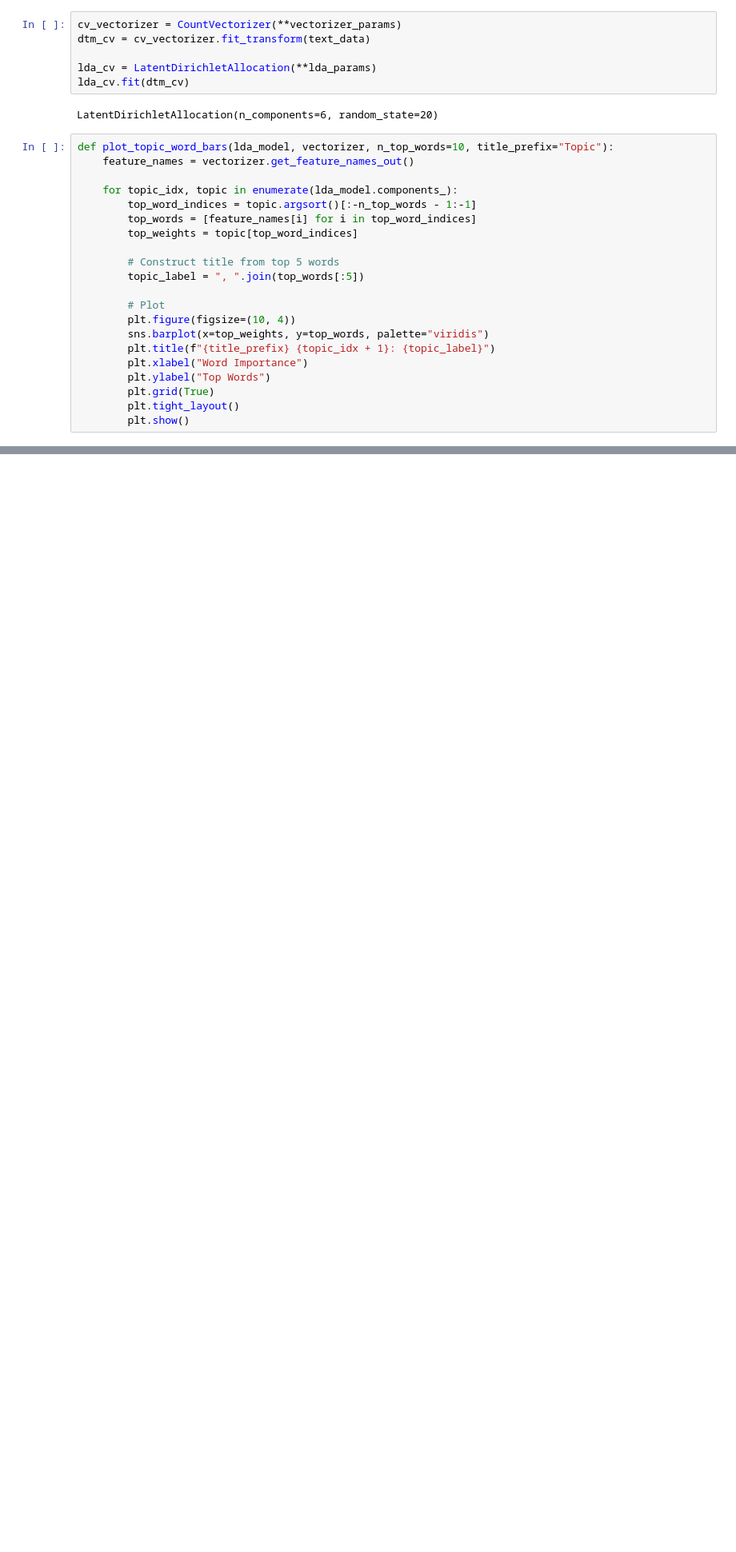
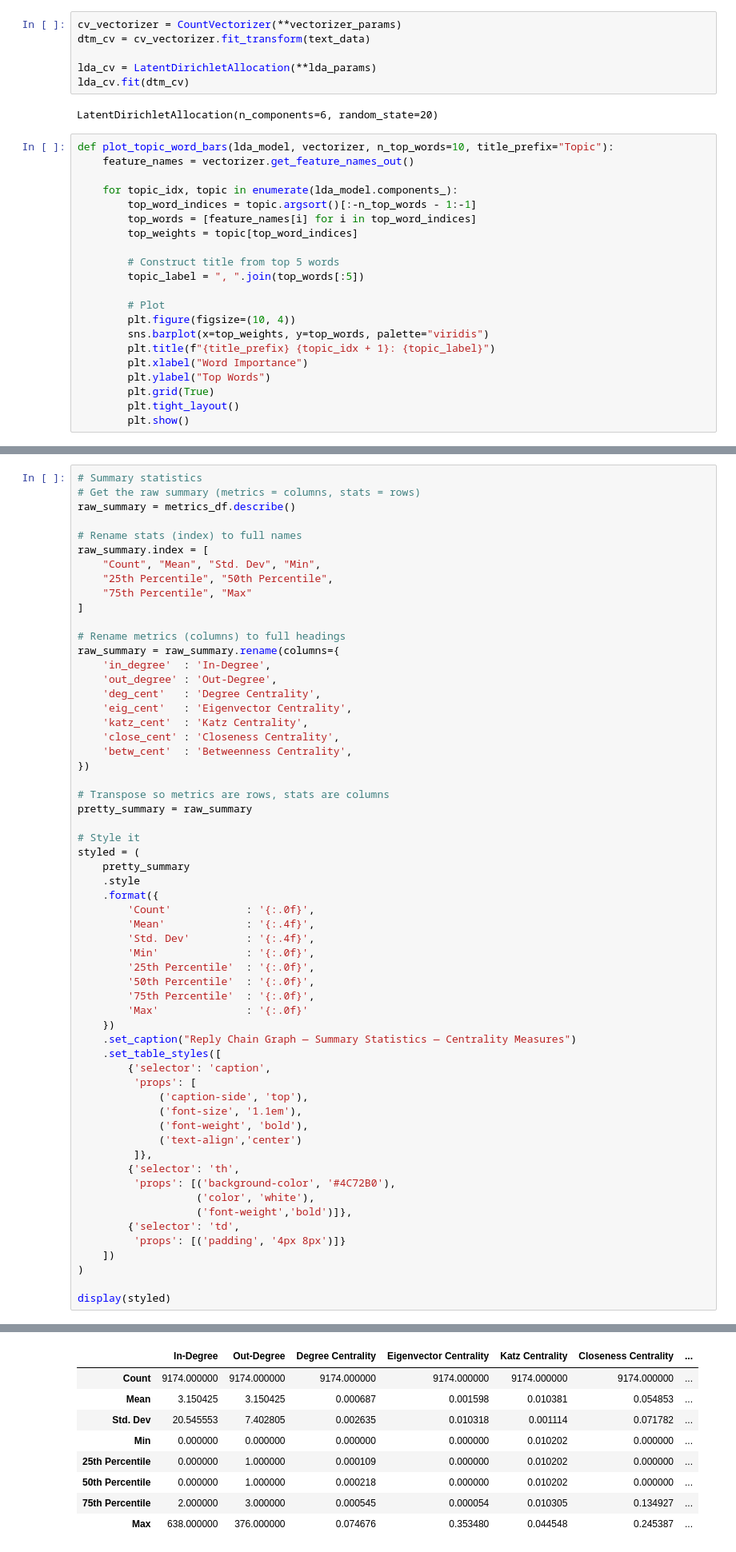
Before and after one commit to mayankkantharia/Social-Media-and-Network-Analysis-of-Russia-Ukraine-War, a Jupyter notebook: Processing/reddit_data_processing.ipynb, the cells around one changed output, grey strips where cells are left out. Shown at 80% size. Drawn from its saved outputs; the diff is of its cells as text; blank space fills up the shorter version.

```diff
--- a/Processing/reddit_data_processing.ipynb
+++ b/Processing/reddit_data_processing.ipynb
@@ -358,0 +446,60 @@ CountVectorizer Model Log Likelihood: -2104921.2906027744
+# %%
+# Summary statistics
+# Get the raw summary (metrics = columns, stats = rows)
+raw_summary = metrics_df.describe()
+
+# Rename stats (index) to full names
+raw_summary.index = [
+    "Count", "Mean", "Std. Dev", "Min",
+    "25th Percentile", "50th Percentile",
+    "75th Percentile", "Max"
+]
+
+# Rename metrics (columns) to full headings
+raw_summary = raw_summary.rename(columns={
+    'in_degree'  : 'In-Degree',
+    'out_degree' : 'Out-Degree',
+    'deg_cent'   : 'Degree Centrality',
+    'eig_cent'   : 'Eigenvector Centrality',
+    'katz_cent'  : 'Katz Centrality',
+    'close_cent' : 'Closeness Centrality',
+    'betw_cent'  : 'Betweenness Centrality',
+})
+
+# Transpose so metrics are rows, stats are columns
+pretty_summary = raw_summary
+
+# Style it
+styled = (
+    pretty_summary
+    .style
+    .format({
+        'Count'            : '{:.0f}',
+        'Mean'             : '{:.4f}',
+        'Std. Dev'         : '{:.4f}',
+        'Min'              : '{:.0f}',
+        '25th Percentile'  : '{:.0f}',
+        '50th Percentile'  : '{:.0f}',
+        '75th Percentile'  : '{:.0f}',
+        'Max'              : '{:.0f}'
+    })
+    .set_caption("Reply Chain Graph — Summary Statistics — Centrality Measures")
+    .set_table_styles([
+        {'selector': 'caption',
+         'props': [
+             ('caption-side', 'top'),
+             ('font-size', '1.1em'),
+             ('font-weight', 'bold'),
+             ('text-align','center')
+         ]},
+        {'selector': 'th',
+         'props': [('background-color', '#4C72B0'),
+                   ('color', 'white'),
+                   ('font-weight','bold')]},
+        {'selector': 'td',
+         'props': [('padding', '4px 8px')]}
+    ])
+)
+
+display(styled)
+# %% [output]
@@ -358,0 +507,9 @@ CountVectorizer Model Log Likelihood: -2104921.2906027744
+|  | In-Degree | Out-Degree | Degree Centrality | Eigenvector Centrality | Katz Centrality | Closeness Centrality | ... |
+| Count | 9174.000000 | 9174.000000 | 9174.000000 | 9174.000000 | 9174.000000 | 9174.000000 | ... |
+| Mean | 3.150425 | 3.150425 | 0.000687 | 0.001598 | 0.010381 | 0.054853 | ... |
+| Std. Dev | 20.545553 | 7.402805 | 0.002635 | 0.010318 | 0.001114 | 0.071782 | ... |
+| Min | 0.000000 | 0.000000 | 0.000000 | 0.000000 | 0.010202 | 0.000000 | ... |
+| 25th Percentile | 0.000000 | 1.000000 | 0.000109 | 0.000000 | 0.010202 | 0.000000 | ... |
+| 50th Percentile | 0.000000 | 1.000000 | 0.000218 | 0.000000 | 0.010202 | 0.000000 | ... |
+| 75th Percentile | 2.000000 | 3.000000 | 0.000545 | 0.000054 | 0.010305 | 0.134927 | ... |
+| Max | 638.000000 | 376.000000 | 0.074676 | 0.353480 | 0.044548 | 0.245387 | ... |
```
Also changed, not shown: parts of 21 cells of this notebook, 2 other files.
